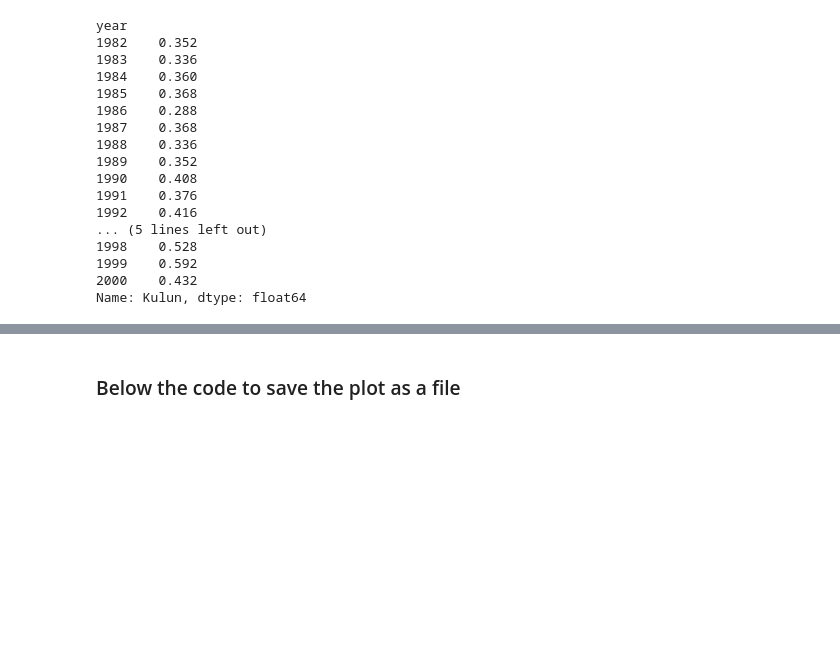
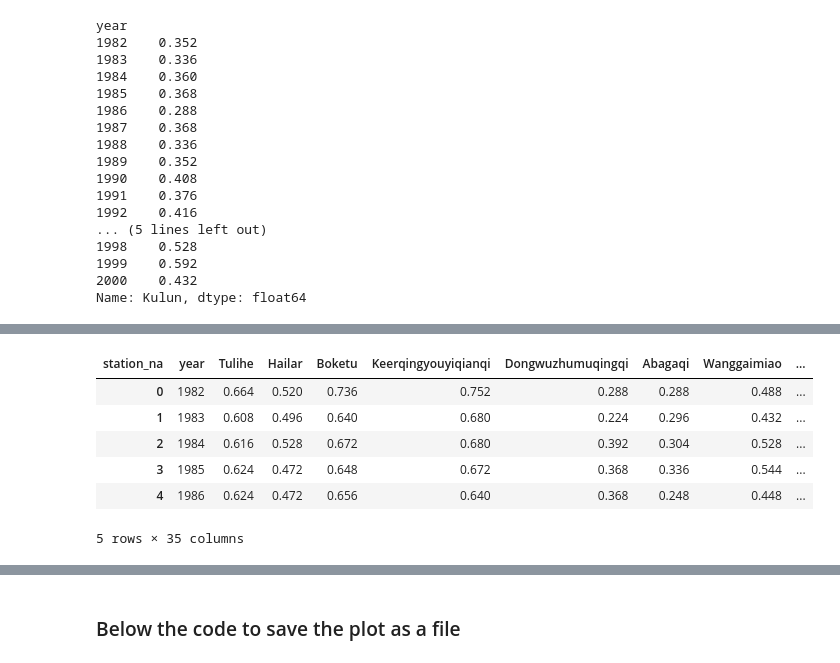
Before and after one commit to martin-martin/NDVI-trends-china, a Jupyter notebook: time_series_stats.ipynb, the cells around one changed output, grey strips where cells are left out. Cells and saved outputs as stored; diff of their text form; code cells hidden in the pictures; blank space fills up the shorter version.

```diff
--- a/time_series_stats.ipynb
+++ b/time_series_stats.ipynb
@@ -415,0 +434,10 @@ plt.show()
+# %%
+r_df.head()
+# %% [output]
+| station_na | year | Tulihe | Hailar | Boketu | Keerqingyouyiqianqi | Dongwuzhumuqingqi | Abagaqi | Wanggaimiao | ... |
+| 0 | 1982 | 0.664 | 0.520 | 0.736 | 0.752 | 0.288 | 0.288 | 0.488 | ... |
+| 1 | 1983 | 0.608 | 0.496 | 0.640 | 0.680 | 0.224 | 0.296 | 0.432 | ... |
+| 2 | 1984 | 0.616 | 0.528 | 0.672 | 0.680 | 0.392 | 0.304 | 0.528 | ... |
+| 3 | 1985 | 0.624 | 0.472 | 0.648 | 0.672 | 0.368 | 0.336 | 0.544 | ... |
+| 4 | 1986 | 0.624 | 0.472 | 0.656 | 0.640 | 0.368 | 0.248 | 0.448 | ... |
+5 rows × 35 columns
```
Also changed, not shown: parts of 11 cells of this notebook, 1 other file.
